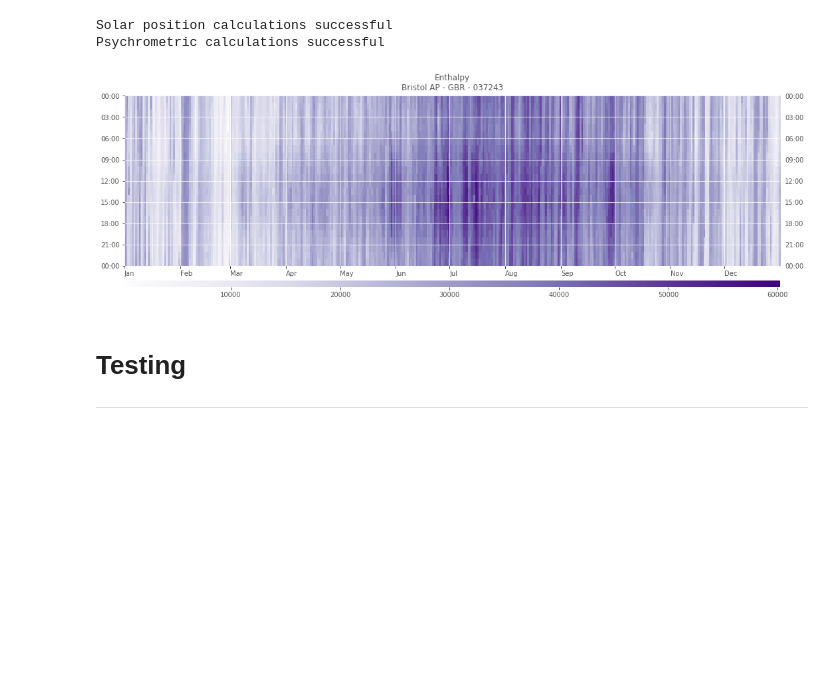
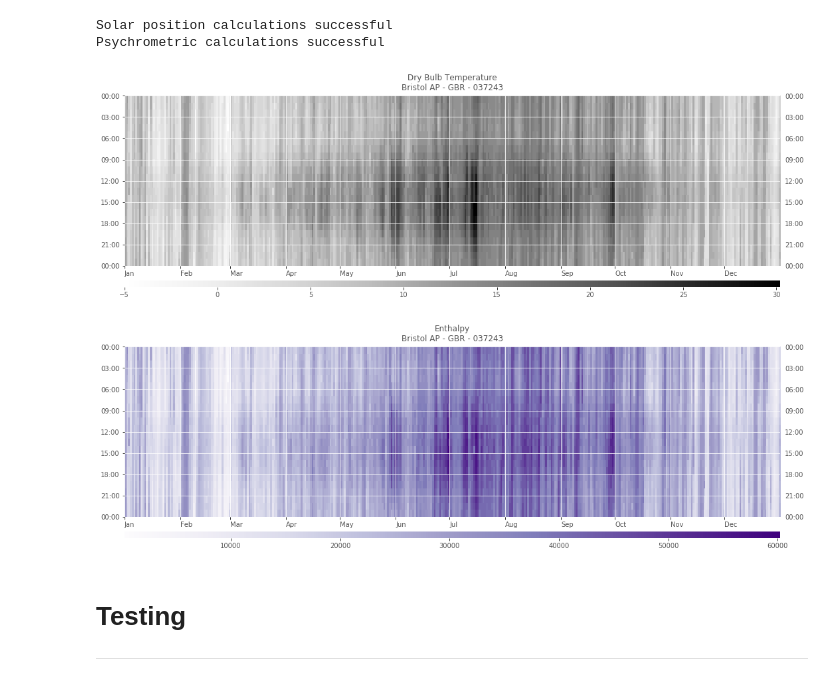
Before and after one commit to cycle13/climate, a Jupyter notebook: test.ipynb, the cells around one changed output. Drawn from its saved outputs; the diff is of its cells as text; code cells hidden in the pictures; blank space fills up the shorter version.

```diff
--- a/test.ipynb
+++ b/test.ipynb
@@ -15,9 +15,11 @@ weather = Weather("./test/weatherfile.epw").read(psychrometrics=True, sun_positi
 Solar position calculations successful
 Psychrometric calculations successful
 # %%
-weather.heatmap("enthalpy", cmap="Purples")
+weather.heatmap("enthalpy", cmap="Purples", close=False)
+weather.heatmap("dry_bulb_temperature")
 # %% [output]
-[figure, old version]
+[figure, new version]
+[figure, added]
 # %% [markdown]
 # Testing
 
```
Also changed, not shown: 1 other file.
